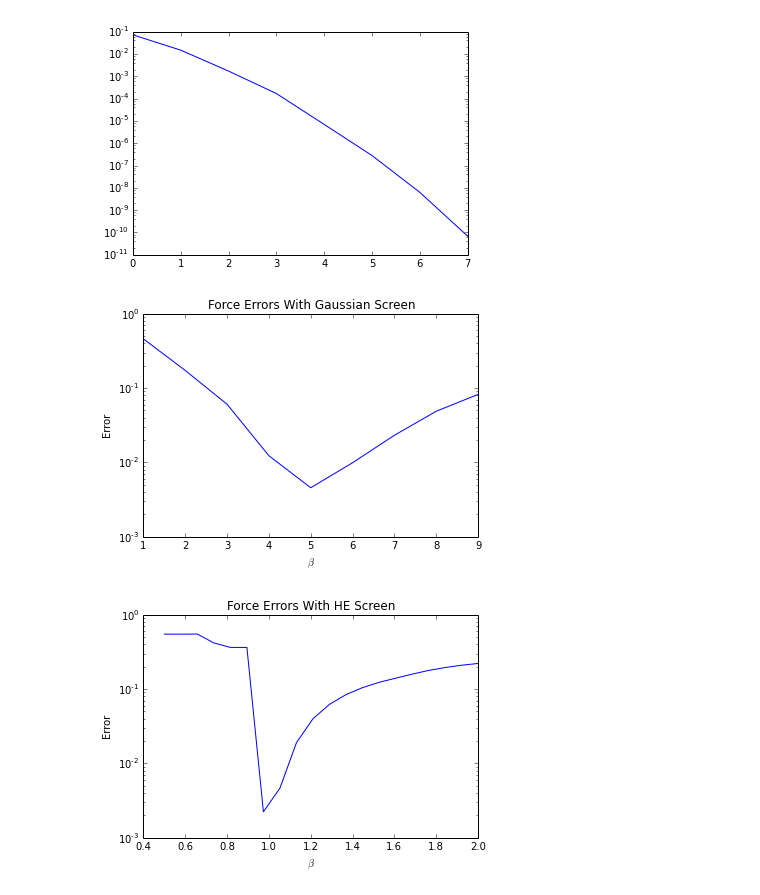
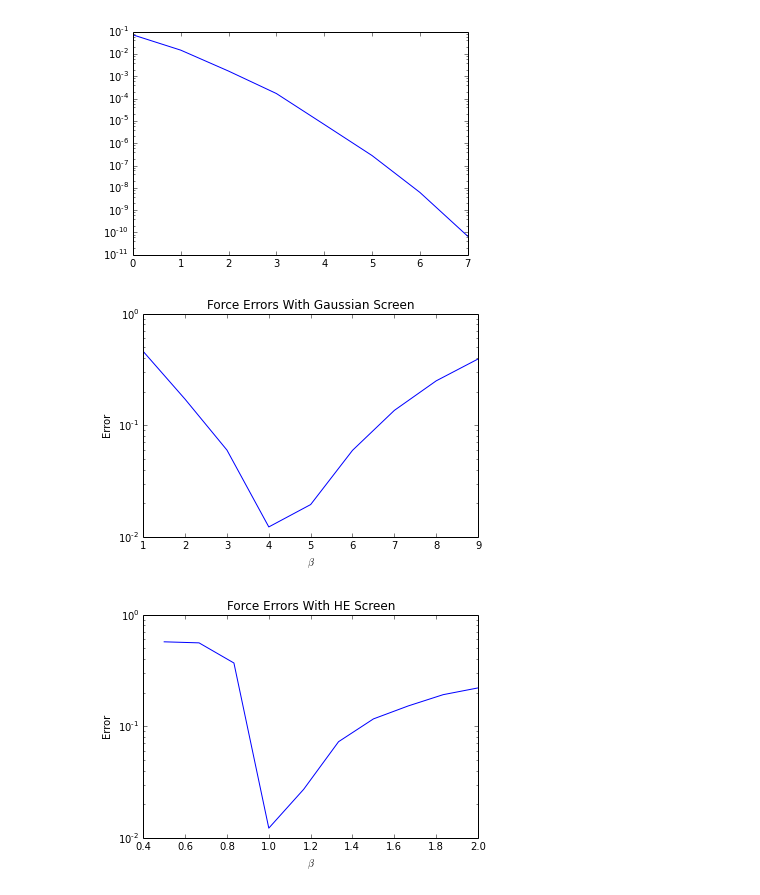
Before and after one commit to dreamer2368/py3d3v, a Jupyter notebook: py3d3v/ewald-sum.ipynb, the cells around one changed output. Cells and saved outputs as stored; diff of their text form; code cells hidden in the pictures.

```diff
--- a/py3d3v/ewald-sum.ipynb
+++ b/py3d3v/ewald-sum.ipynb
@@ -41,7 +41,7 @@ plt.semilogy(max_change)
 # %%
 rmax = .5
 beta_vals = range(1, 10)
-nz = ny = nx = 128
+nz = ny = nx = 64
 particles = Species(N, 1., 1., x0=xp, y0=yp, z0=zp)
 
 errs = []
@@ -58,25 +58,25 @@ plt.ylabel("Error")
 plt.title("Force Errors With Gaussian Screen")
 plt.savefig("fe-gaussian.pdf")
 # %% [output]
-[figure, old version]
+[figure, new version]
 # %%
 rmax = .5
-beta_vals = np.linspace(.5, 2, 20)
-nz = ny = nx = 128
+beta_vals = np.linspace(.5, 2, 10)
+nz = ny = nx = 64
 particles = Species(N, 1., 1., x0=xp, y0=yp, z0=zp)
 
 errs = []
 for beta in beta_vals:
     picp3m = PIC3DP3M([particles], (Lz,Ly,Lx), (nz,ny,nx))
     picp3m.init_run(0, beta=beta, rmax=rmax, N_cells=1, screen=S2Screen)
     Ezp3m, Eyp3m, Exp3m = picp3m.calc_E_at_points()
 
     errs.append(np.max([norm(Ezp3m-Ezp), norm(Eyp3m-Eyp), norm(Exp3m-Exp)]))
 
 plt.semilogy(beta_vals, errs)
 plt.xlabel("$\\beta$")
 plt.ylabel("Error")
 plt.title("Force Errors With HE Screen")
 plt.savefig("fe-he.pdf")
 # %% [output]
-[figure, old version]
+[figure, new version]
```
Also changed, not shown: 1 other file.
